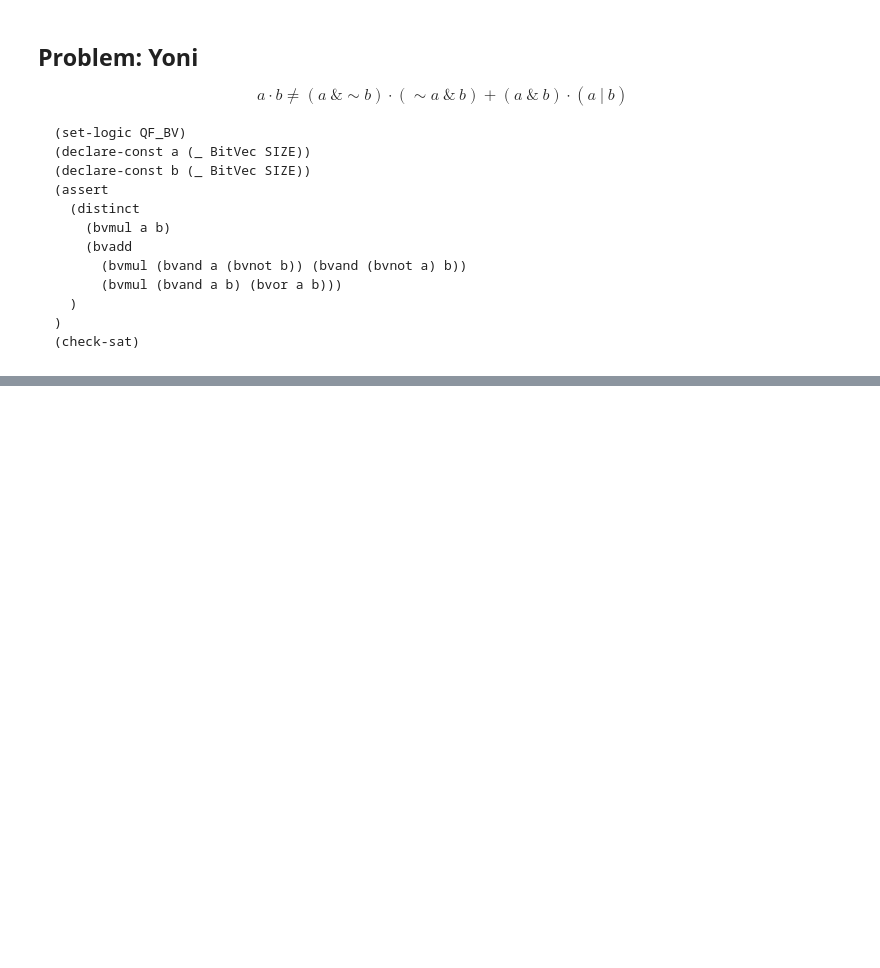
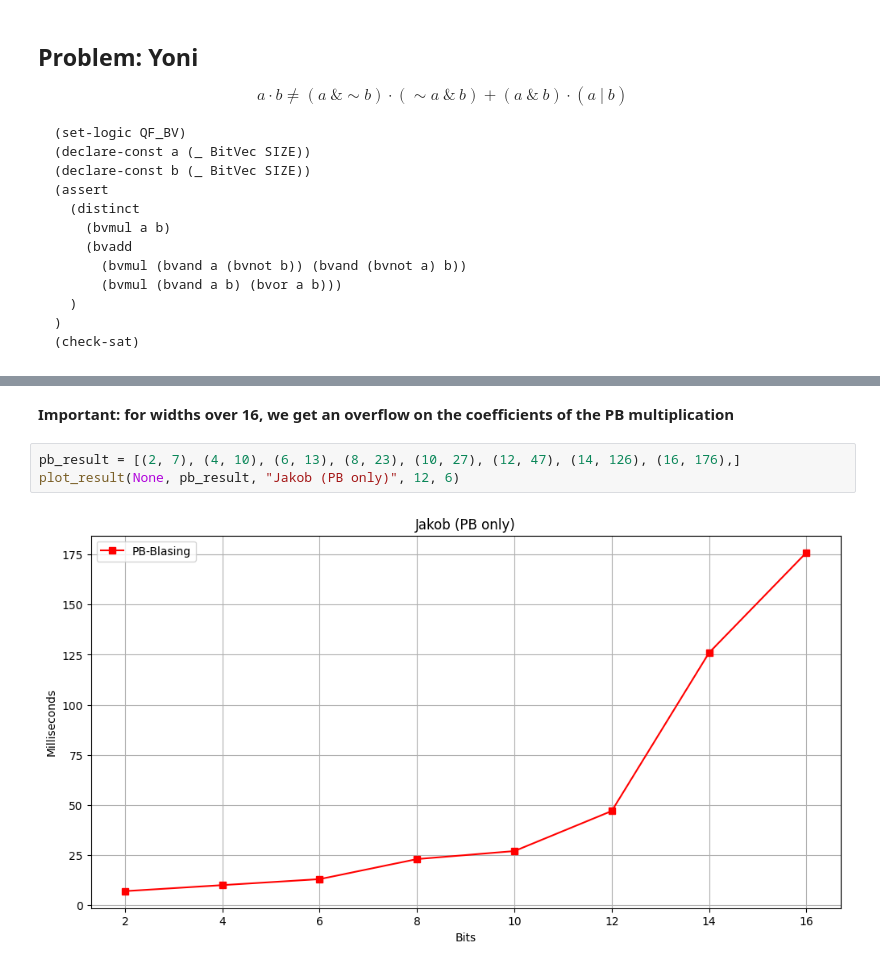
Before and after one commit to alanctprado/cvc5, a Jupyter notebook: pb/results.ipynb, the cells around one changed output, grey strips where cells are left out. Saved outputs shown, nothing was run; the diff lists cells and outputs as text; blank space fills up the shorter version.

```diff
--- a/pb/results.ipynb
+++ b/pb/results.ipynb
@@ -45,0 +86,7 @@ plot_result(bb_result, pb_result, "Yoni")
+# %% [markdown]
+**Important: for widths over 16, we get an overflow on the coefficients of the PB multiplication**
+# %%
+pb_result = [(2, 7), (4, 10), (6, 13), (8, 23), (10, 27), (12, 47), (14, 126), (16, 176),]
+plot_result(None, pb_result, "Jakob (PB only)", 12, 6)
+# %% [output]
+[figure, added]
```
Also changed, not shown: parts of 5 cells of this notebook, 5 other files.
